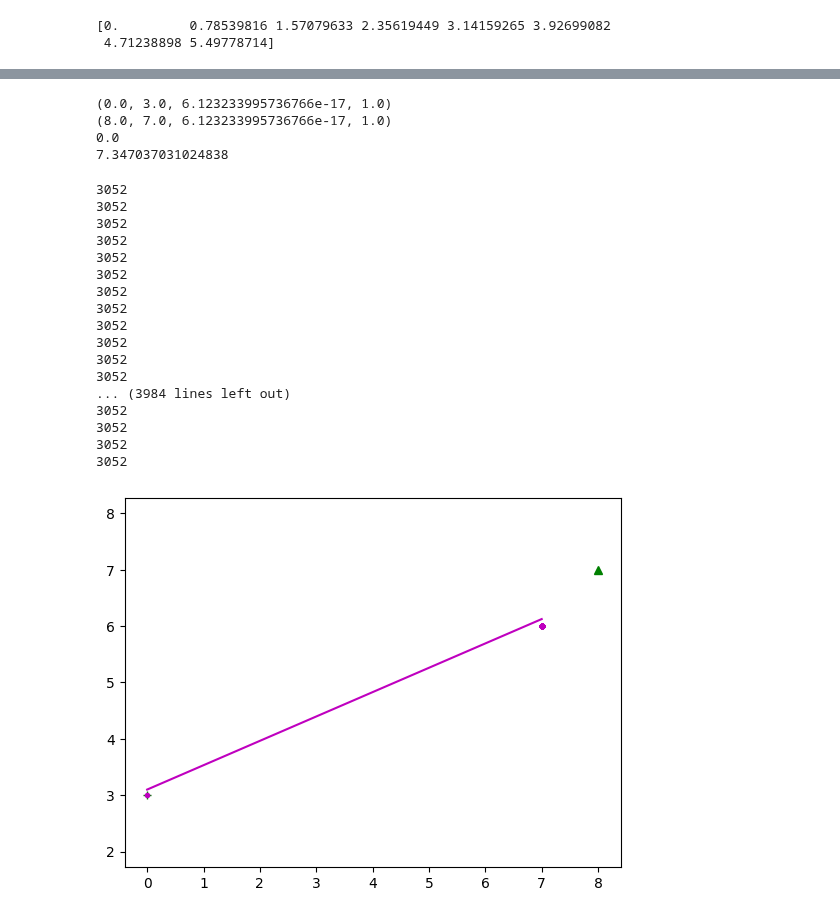
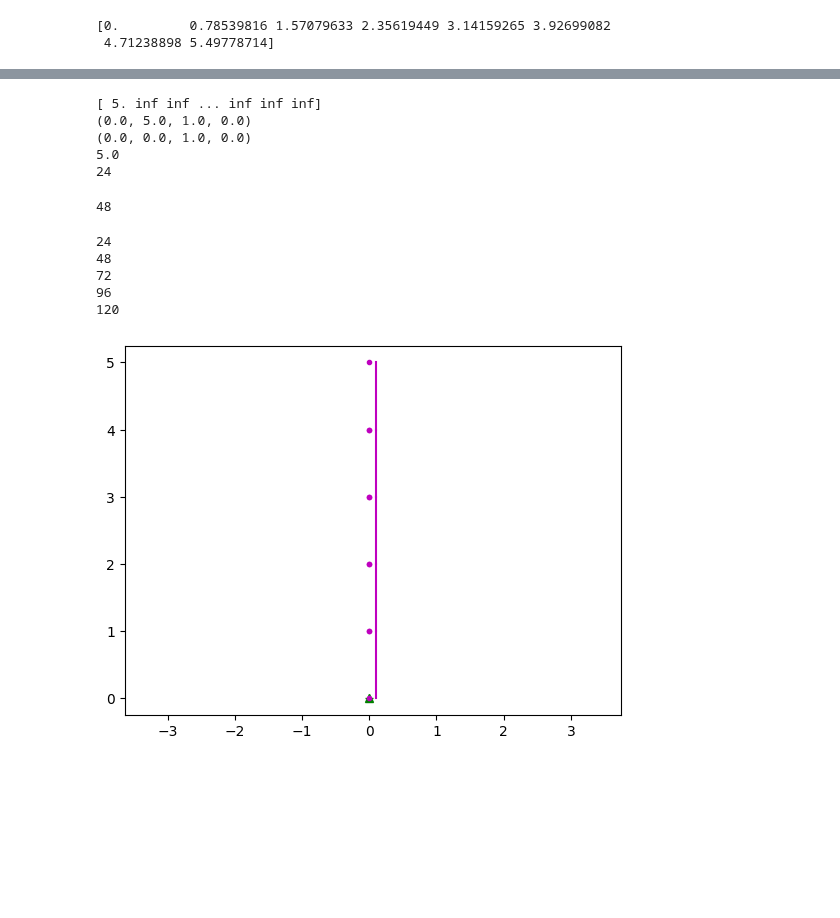
Before and after one commit to arthurrichards77/smply, a Jupyter notebook: grid_states.ipynb, the cells around one changed output, grey strips where cells are left out. Cells and saved outputs as stored; diff of their text form; code cells hidden in the pictures; blank space fills up the shorter version.

Commit message:
Fixed route tracing.  SOme improvement.  NOde connections still broken.

```diff
--- a/grid_states.ipynb
+++ b/grid_states.ipynb
@@ -8,7 +8,7 @@ x_range = np.arange(0,10,pos_step)
 y_range = np.arange(0,10,pos_step)
 # %%
 vmin = 1.0
-vmax = 1.5
-spd_range = np.linspace(vmin,vmax,5)
+vmax = 1.2
+spd_range = np.linspace(vmin,vmax,3)
 print(spd_range)
 # %% [output]
@@ -78,55 +78,50 @@ plt.show()
 # %%
 from scipy.sparse.csgraph import shortest_path
-distance,predecessors = shortest_path(cost_matrix, return_predecessors=True)
+path_length,predecessors = shortest_path(cost_matrix, return_predecessors=True)
 # %%
-curr_node = 130
-target_node = 3490
-print(grid_points[curr_node])
+start_node = 120
+target_node = 0
+print(path_length[start_node,:])
+print(grid_points[start_node])
 print(grid_points[target_node])
-print(min(distance[curr_node,:]))
-print(distance[curr_node,target_node])
+print(path_length[start_node,target_node])
+print(predecessors[start_node,target_node])
 # %% [output]
-(0.0, 3.0, 6.123233995736766e-17, 1.0)
-(8.0, 7.0, 6.123233995736766e-17, 1.0)
-0.0
-7.347037031024838
+[ 5. inf inf ... inf inf inf]
+(0.0, 5.0, 1.0, 0.0)
+(0.0, 0.0, 1.0, 0.0)
+5.0
+24
+# %%
+predecessors[start_node,24]
+# %% [output]
+48
 # %%
 plt.plot([grid_points[curr_node][0]],
          [grid_points[curr_node][1]],'g+')
 plt.plot([grid_points[target_node][0]],
          [grid_points[target_node][1]],'g^')
+curr_node = target_node
 for kk in range(len(grid_points)):
-    next_node = predecessors[curr_node,target_node]
+    next_node = predecessors[start_node,curr_node]
     print(next_node)
     plt.plot([grid_points[curr_node][0] + vel_scale*grid_points[curr_node][2],
               grid_points[next_node][0] + vel_scale*grid_points[next_node][2]],
              [grid_points[curr_node][1] + vel_scale*grid_points[curr_node][3],
               grid_points[next_node][1] + vel_scale*grid_points[next_node][3]],'m-')
     plt.plot([grid_points[curr_node][0],
               grid_points[next_node][0]],
              [grid_points[curr_node][1],
               grid_points[next_node][1]],'m.')
     curr_node=next_node
-    if curr_node==target_node:
+    if curr_node==start_node:
         break
 plt.axis('equal')
 plt.show()
 # %% [output]
-3052
-3052
-3052
-3052
-3052
-3052
-3052
-3052
-3052
-3052
-3052
-3052
-... (3984 lines left out)
-3052
-3052
-3052
-3052
+24
+48
+72
+96
+120
-[figure, old version]
+[figure, new version]
```
Also changed, not shown: parts of 4 cells of this notebook.
